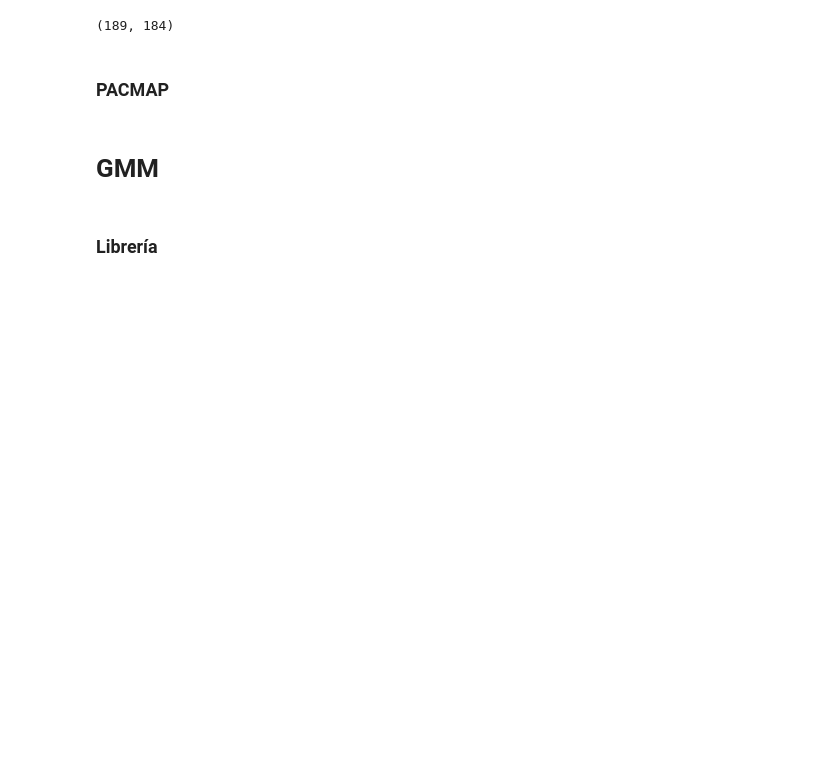
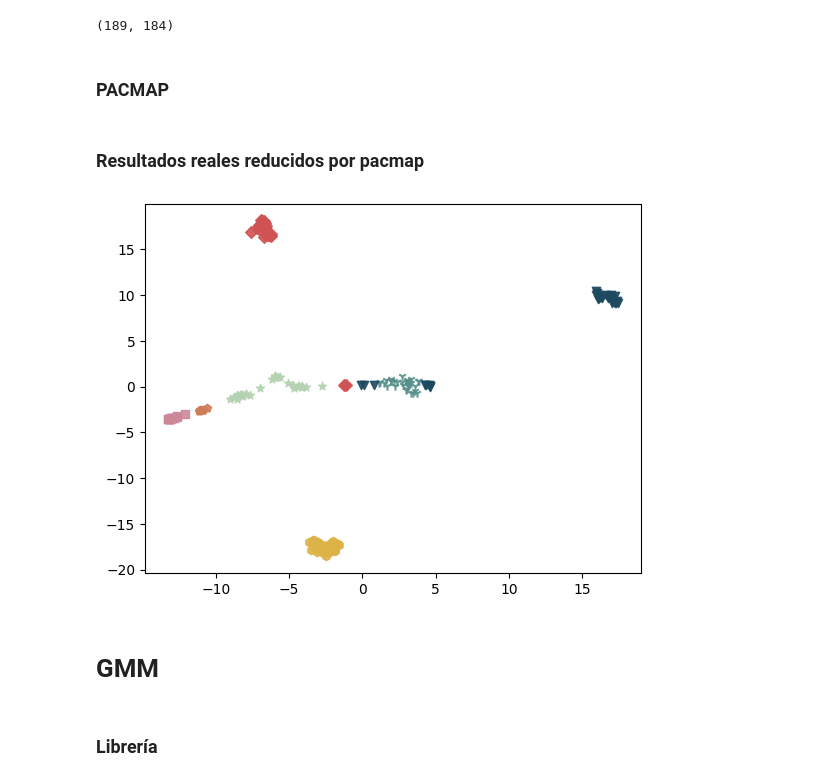
Before and after one commit to Andres20-Utec/Proyecto-3, a Jupyter notebook: proyecto3.ipynb, the cells around one changed output. Saved outputs shown, nothing was run; the diff lists cells and outputs as text; code cells hidden in the pictures; blank space fills up the shorter version.

Commit message:
graphics

```diff
--- a/proyecto3.ipynb
+++ b/proyecto3.ipynb
@@ -12,7 +12,8 @@ import matplotlib.pyplot as plt
 
 import warnings
 warnings.filterwarnings('ignore')
-cluster_colors = ['#b4d2b1', '#568f8b', '#1d4a60', '#cd7e59', '#ddb247', '#d15252']
+cluster_colors = ['#b4d2b1', '#568f8b', '#1d4a60', '#cd7e59', '#ddb247', '#d15252', '#cc8899']
+labels = ["kidney", "hippocampus", "cerebellum", "placenta", "colon", "liver", "endometrium"]
 # %%
 data = pd.read_csv("dataset/dataset_tissue.txt", sep=",")
 data.head()
@@ -90,6 +91,19 @@ X_svd.shape
 # %%
 embedding = pacmap.PaCMAP(random_state=42)
 X_pacmap = embedding.fit_transform(X)
+# %% [markdown]
+### Resultados reales reducidos por pacmap
+# %%
+for l, c, m in zip(range(0, 7), cluster_colors[0:7], ["*", "1", "v", "p", "h", "D", "s"]):
+        plt.scatter(X_pacmap[target == labels[l], 0],
+                    X_pacmap[target == labels[l], 1],
+                    color=c,
+                    label='cluster %s' % l,
+                    alpha=0.9,
+                    marker=m
+                    )
+# %% [output]
+[figure, added]
 # %%
 def printCluster(target, prediction):
     cluster_element = {}
```
Also changed, not shown: parts of 13 cells of this notebook.
